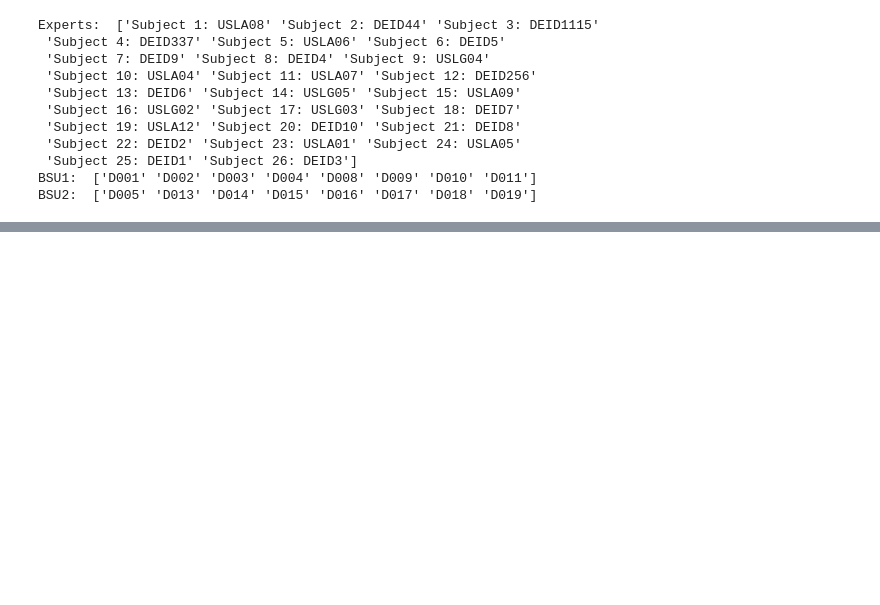
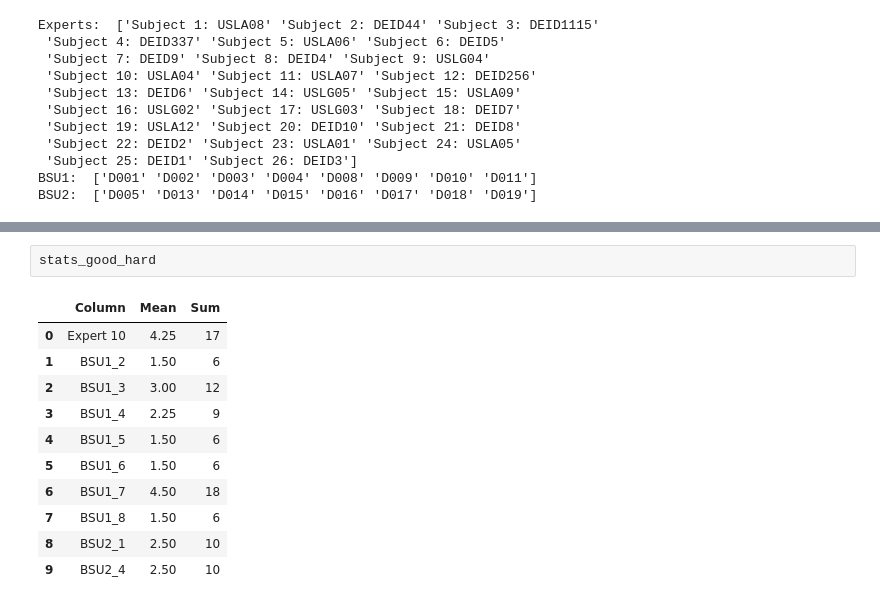
Before and after one commit to cjunwon/ODAQ-SDA, a Jupyter notebook: ODAQ_competition_ranking_experts_students.ipynb, the cells around one changed output, grey strips where cells are left out. Drawn from its saved outputs; the diff is of its cells as text; blank space fills up the shorter version.

```diff
--- a/ODAQ_competition_ranking_experts_students.ipynb
+++ b/ODAQ_competition_ranking_experts_students.ipynb
@@ -1208,0 +863,14 @@ fig.show()
+# %%
+stats_good_hard
+# %% [output]
+|  | Column | Mean | Sum |
+| 0 | Expert 10 | 4.25 | 17 |
+| 1 | BSU1_2 | 1.50 | 6 |
+| 2 | BSU1_3 | 3.00 | 12 |
+| 3 | BSU1_4 | 2.25 | 9 |
+| 4 | BSU1_5 | 1.50 | 6 |
+| 5 | BSU1_6 | 1.50 | 6 |
+| 6 | BSU1_7 | 4.50 | 18 |
+| 7 | BSU1_8 | 1.50 | 6 |
+| 8 | BSU2_1 | 2.50 | 10 |
+| 9 | BSU2_4 | 2.50 | 10 |
```
Also changed, not shown: parts of 43 cells of this notebook, 14 other files.
